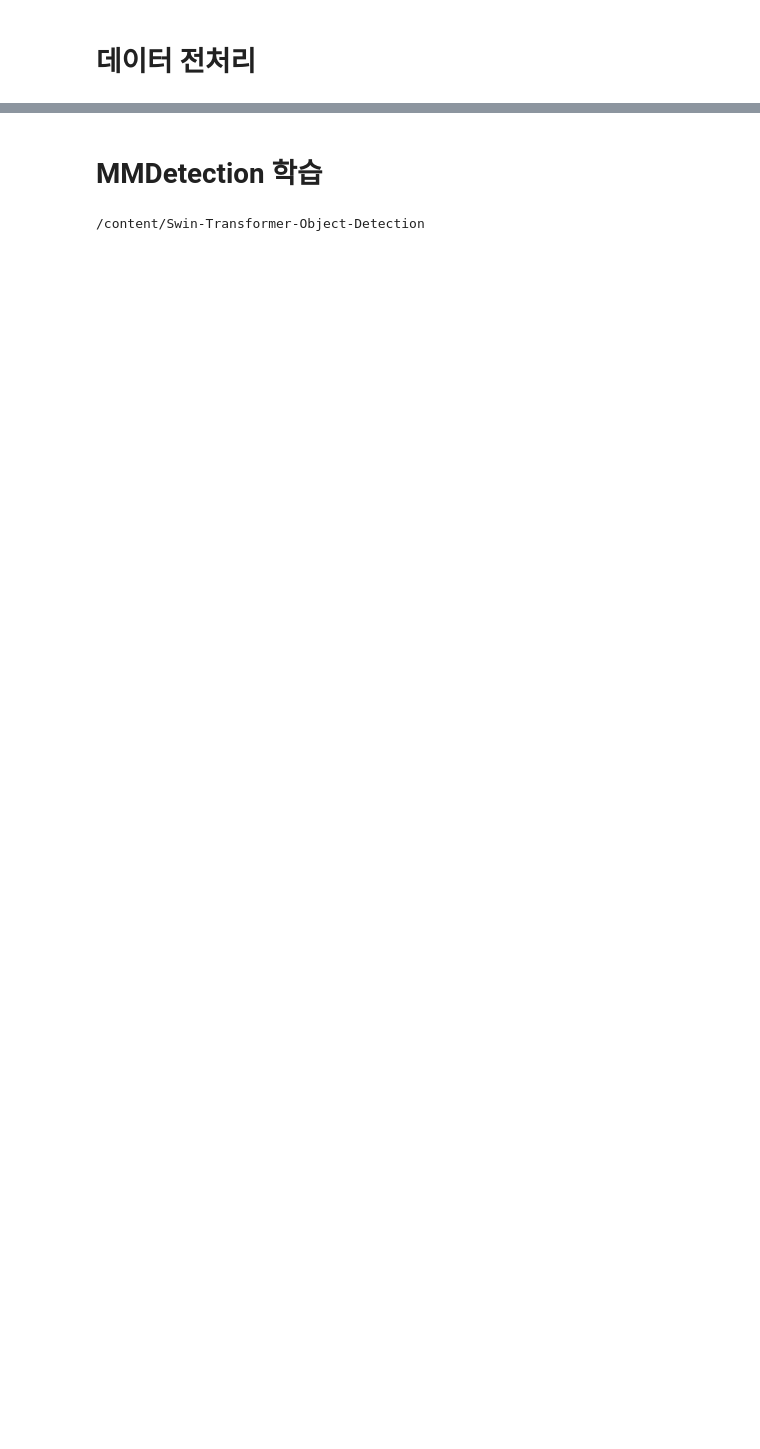
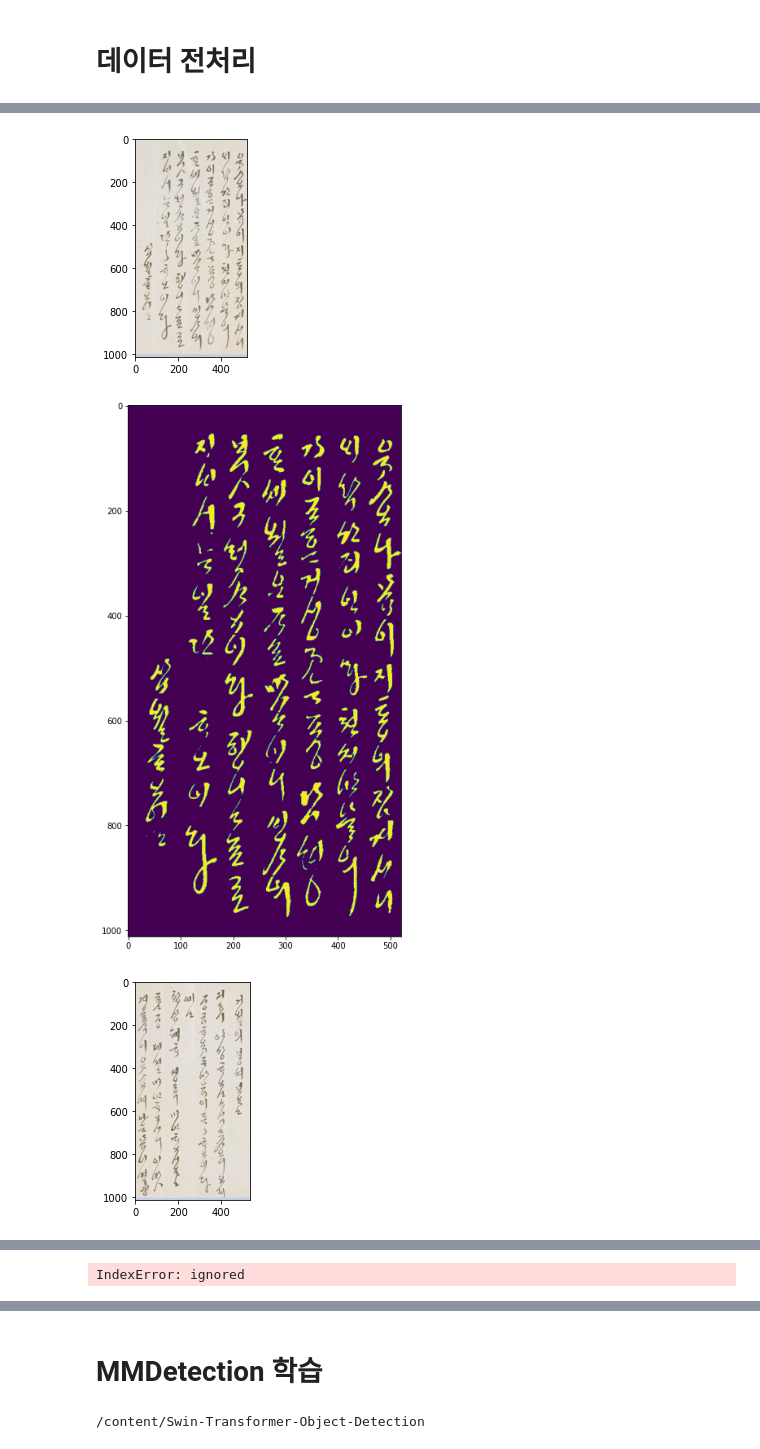
Before and after one commit to ahaampo5/OCR_ancient_korean, a Jupyter notebook: detection/mmdet.ipynb, the cells around one changed output, grey strips where cells are left out. Cells and saved outputs as stored; diff of their text form; code cells hidden in the pictures; blank space fills up the shorter version.

```diff
--- a/detection/mmdet.ipynb
+++ b/detection/mmdet.ipynb
@@ -373,0 +337,24 @@ with open("/content/drive/MyDrive/Colab Notebooks/Computer_Vision/train.json", '
+# %%
+for ff in range(10):
+
+    img_ = plt.imread(f'/content/data/train/{images[ff]["file_name"]}')
+    plt.imshow(img_)
+    plt.show()
+    fit, ax = plt.subplots(figsize=(12,12))
+    tmp = np.zeros(img_.shape[:2])
+    # ax.imshow(img_)
+
+
+    for i in annotations:
+        if i['image_id'] == ff:
+            kkk = i['segmentation'][0]
+            for j in range(0, len(i['segmentation'][0]), 2):
+                tmp[kkk[j+1], kkk[j]] = 1
+    ax.imshow(tmp)
+    plt.show()
+    # plt.imshow(img_)
+    # plt.show()
+# %% [output]
+[figure, added]
+[figure, added]
+[figure, added]
@@ -374 +362,2 @@ with open("/content/drive/MyDrive/Colab Notebooks/Computer_Vision/train.json", '
+IndexError: ignored
 # %%
```
Also changed, not shown: parts of 20 cells of this notebook.
